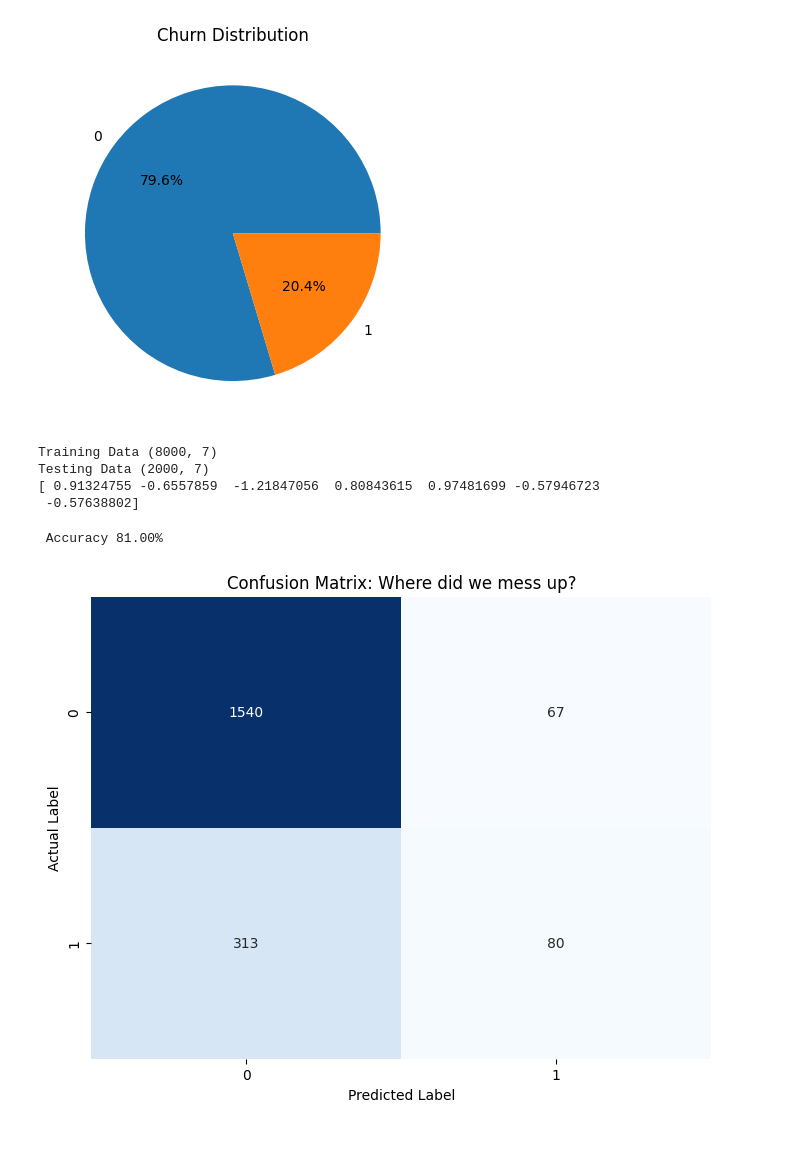
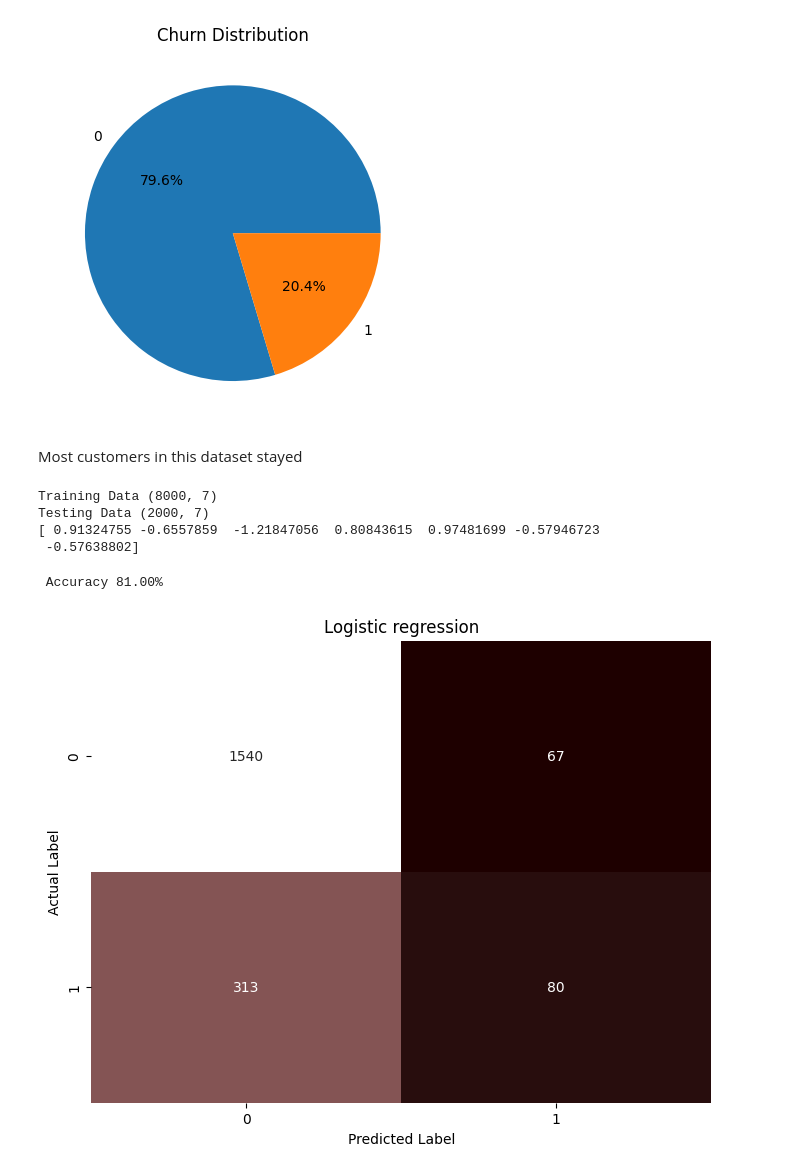
Before and after one commit to vee234o/AI-Now-Churn-Project, a Jupyter notebook: churn_prediction.ipynb, the cells around one changed output. Saved outputs shown, nothing was run; the diff lists cells and outputs as text; code cells hidden in the pictures; blank space fills up the shorter version.

```diff
--- a/churn_prediction.ipynb
+++ b/churn_prediction.ipynb
@@ -157,6 +157,8 @@ plt.title('Churn Distribution')
 plt.show()
 # %% [output]
 [figure]
+# %% [markdown]
+Most customers in this dataset stayed
 # %%
 x = df1.drop(columns=['Churn'])
 y = df1['Churn']
@@ -189,19 +191,19 @@ y_pred = model.predict(X_test_scaled)
 # %%
 accuracy = accuracy_score(y_test, y_pred)
 print(f" Accuracy {accuracy * 100:.2f}%")
 # 1. Calculate the Matrix
 cm = confusion_matrix(y_test, y_pred)
 
 # 2. Visualize it nicely
 plt.figure(figsize=(8, 6))
-sns.heatmap(cm, annot=True, fmt='d', cmap='Blues', cbar=False)
+sns.heatmap(cm, annot=True, fmt='d', cmap='pink', cbar=False)
 plt.xlabel('Predicted Label')
 plt.ylabel('Actual Label')
-plt.title('Confusion Matrix: Where did we mess up?')
+plt.title('Logistic regression')
 plt.show()
 # %% [output]
  Accuracy 81.00%
-[figure, old version]
+[figure, new version]
 # %%
 model_balanced = LogisticRegression(random_state=42, class_weight='balanced')
 
```
Also changed, not shown: parts of 10 cells of this notebook.
